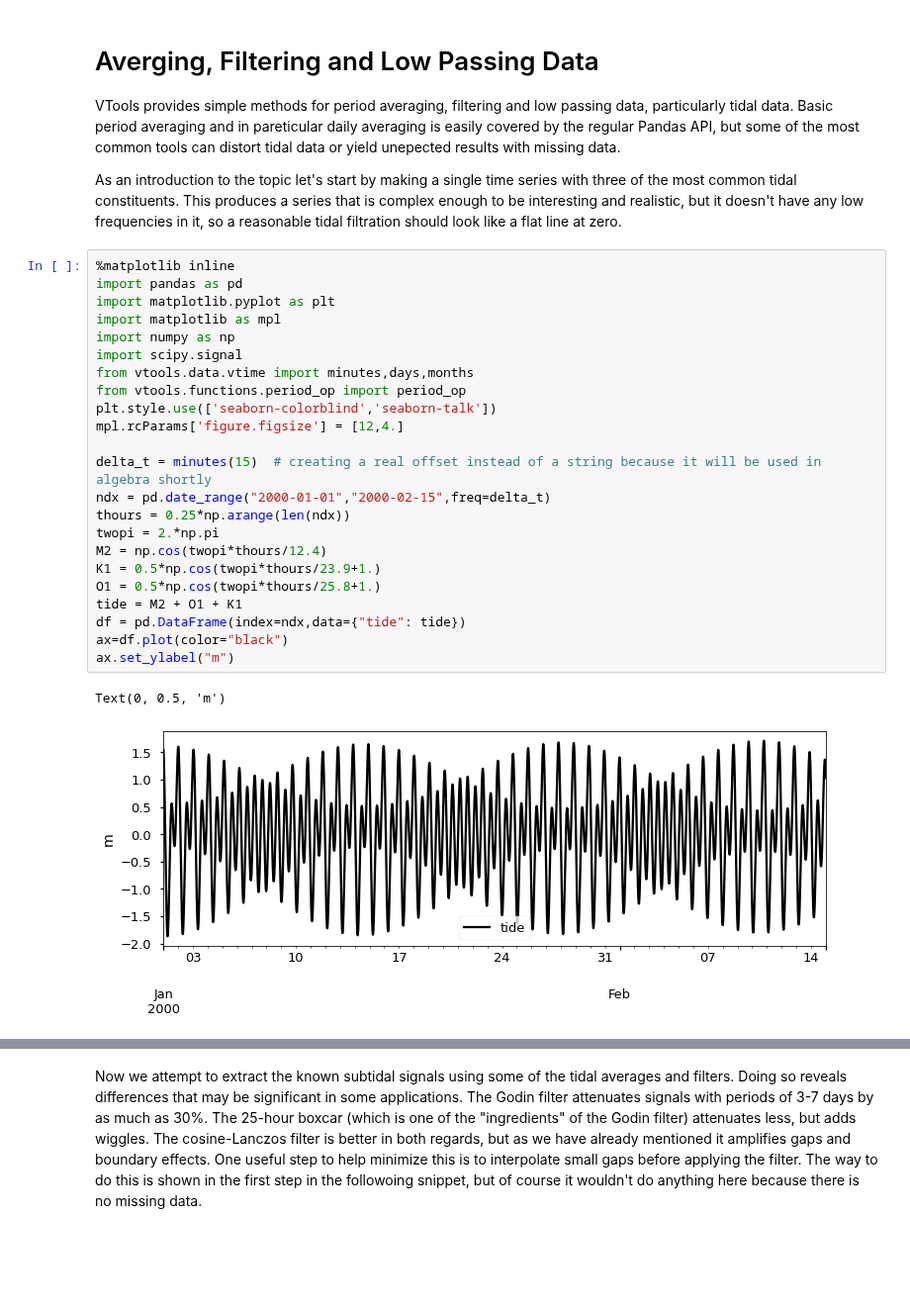
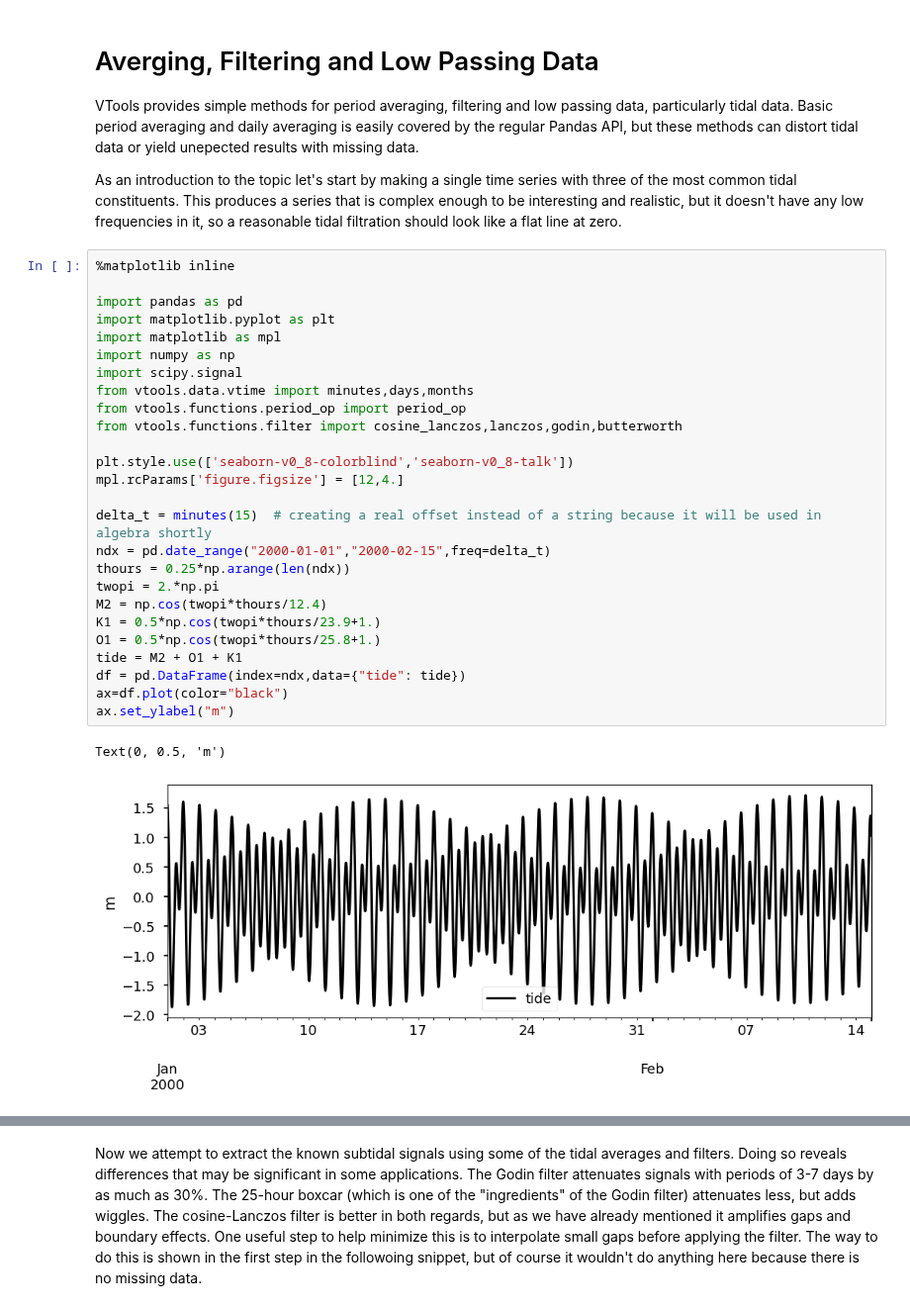
Before and after one commit to CADWRDeltaModeling/vtools3, a Jupyter notebook: docs/html/notebooks/filters.ipynb, the cells around one changed output, grey strips where cells are left out. Shown at 99% size. Saved outputs shown, nothing was run; the diff lists cells and outputs as text; blank space fills up the shorter version.

```diff
--- a/docs/html/notebooks/filters.ipynb
+++ b/docs/html/notebooks/filters.ipynb
@@ -1,33 +1,36 @@
 # %% [markdown]
 # Averging, Filtering and Low Passing Data
 
-VTools provides simple methods for period averaging, filtering and low passing data, particularly tidal data. Basic period averaging and in pareticular daily averaging is easily covered by the regular Pandas API, but some of the most common tools can distort tidal data or yield unepected results with missing data.
+VTools provides simple methods for period averaging, filtering and low passing data, particularly tidal data. Basic period averaging and daily averaging is easily covered by the regular Pandas API, but these methods can distort tidal data or yield unepected results with missing data.
 
 As an introduction to the topic let's start by making a single time series with three of the most common tidal constituents. This produces a series that is complex enough to be interesting and realistic, but it doesn't have any low frequencies in it, so a reasonable tidal filtration should look like a flat line at zero.
 # %%
 %matplotlib inline
+
 import pandas as pd
 import matplotlib.pyplot as plt
 import matplotlib as mpl
 import numpy as np
 import scipy.signal
 from vtools.data.vtime import minutes,days,months
 from vtools.functions.period_op import period_op
-plt.style.use(['seaborn-colorblind','seaborn-talk'])
+from vtools.functions.filter import cosine_lanczos,lanczos,godin,butterworth
+
+plt.style.use(['seaborn-v0_8-colorblind','seaborn-v0_8-talk'])
 mpl.rcParams['figure.figsize'] = [12,4.]
 
 delta_t = minutes(15)  # creating a real offset instead of a string because it will be used in algebra shortly
 ndx = pd.date_range("2000-01-01","2000-02-15",freq=delta_t)
 thours = 0.25*np.arange(len(ndx))
 twopi = 2.*np.pi
 M2 = np.cos(twopi*thours/12.4)
 K1 = 0.5*np.cos(twopi*thours/23.9+1.)
 O1 = 0.5*np.cos(twopi*thours/25.8+1.)
 tide = M2 + O1 + K1
 df = pd.DataFrame(index=ndx,data={"tide": tide})
 ax=df.plot(color="black")
 ax.set_ylabel("m")
 # %% [output]
 Text(0, 0.5, 'm')
-[figure, old version]
+[figure, new version]
 # %% [markdown]
```
Also changed, not shown: parts of 11 cells of this notebook, 48 other files.
